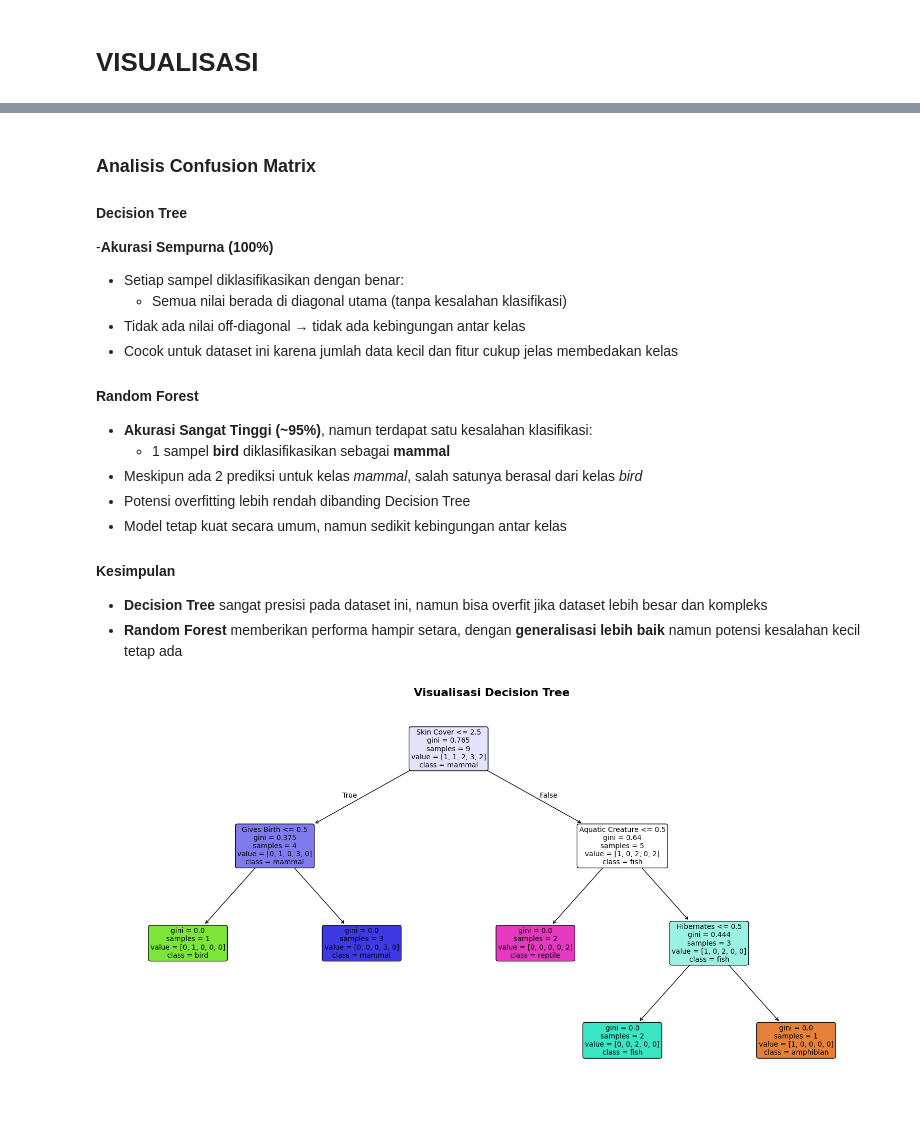
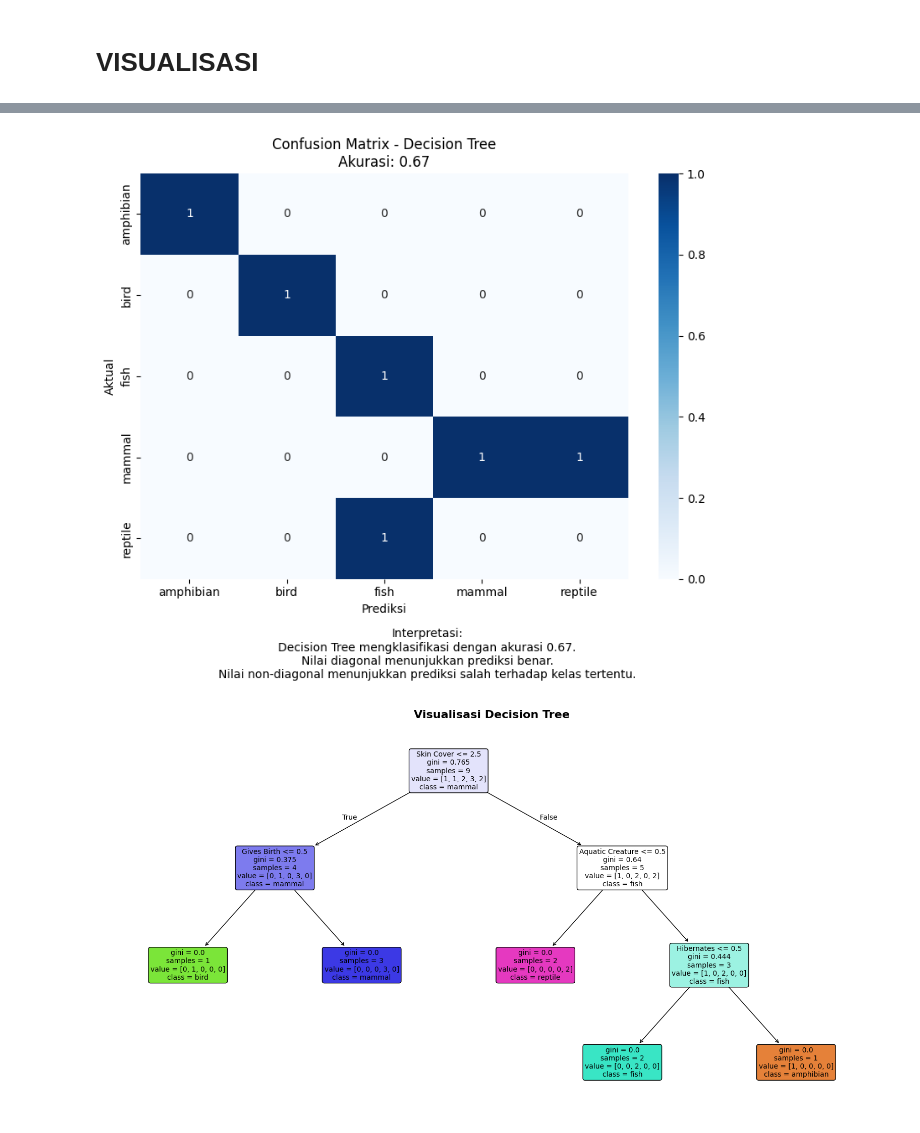
Before and after one commit to robilprogramer/sistem-klasifiksi-decision-tree, a Jupyter notebook: main.ipynb, the cells around one changed output, grey strips where cells are left out. Saved outputs shown, nothing was run; the diff lists cells and outputs as text; code cells hidden in the pictures.

```diff
--- a/main.ipynb
+++ b/main.ipynb
@@ -470,23 +414,12 @@ tampilkan_confusion_matrix(model_dt, model_rf, X_test, y_test, encoder_target)
-# %% [markdown]
-### Analisis Confusion Matrix
-
-#### Decision Tree
--**Akurasi Sempurna (100%)**
-- Setiap sampel diklasifikasikan dengan benar:
-  - Semua nilai berada di diagonal utama (tanpa kesalahan klasifikasi)
-- Tidak ada nilai off-diagonal → tidak ada kebingungan antar kelas
-- Cocok untuk dataset ini karena jumlah data kecil dan fitur cukup jelas membedakan kelas
-
-#### Random Forest
-- **Akurasi Sangat Tinggi (~95%)**, namun terdapat satu kesalahan klasifikasi:
-  - 1 sampel **bird** diklasifikasikan sebagai **mammal**
-- Meskipun ada 2 prediksi untuk kelas *mammal*, salah satunya berasal dari kelas *bird*
-- Potensi overfitting lebih rendah dibanding Decision Tree
-- Model tetap kuat secara umum, namun sedikit kebingungan antar kelas
-
-#### Kesimpulan
-- **Decision Tree** sangat presisi pada dataset ini, namun bisa overfit jika dataset lebih besar dan kompleks
-- **Random Forest** memberikan performa hampir setara, dengan **generalisasi lebih baik** namun potensi kesalahan kecil tetap ada
+# %%
+tampilkan_confusion_matrix(
+    model_pohon_keputusan=model_dt,
+    X_test=X_test,
+    y_test=y_test,
+    encoder_target=encoder_target
+)
+# %% [output]
+[figure, added]
 # %%
 tampilkan_pohon_keputusan(model_dt, X, encoder_target)
 # %% [output]
```
Also changed, not shown: parts of 10 cells of this notebook.
